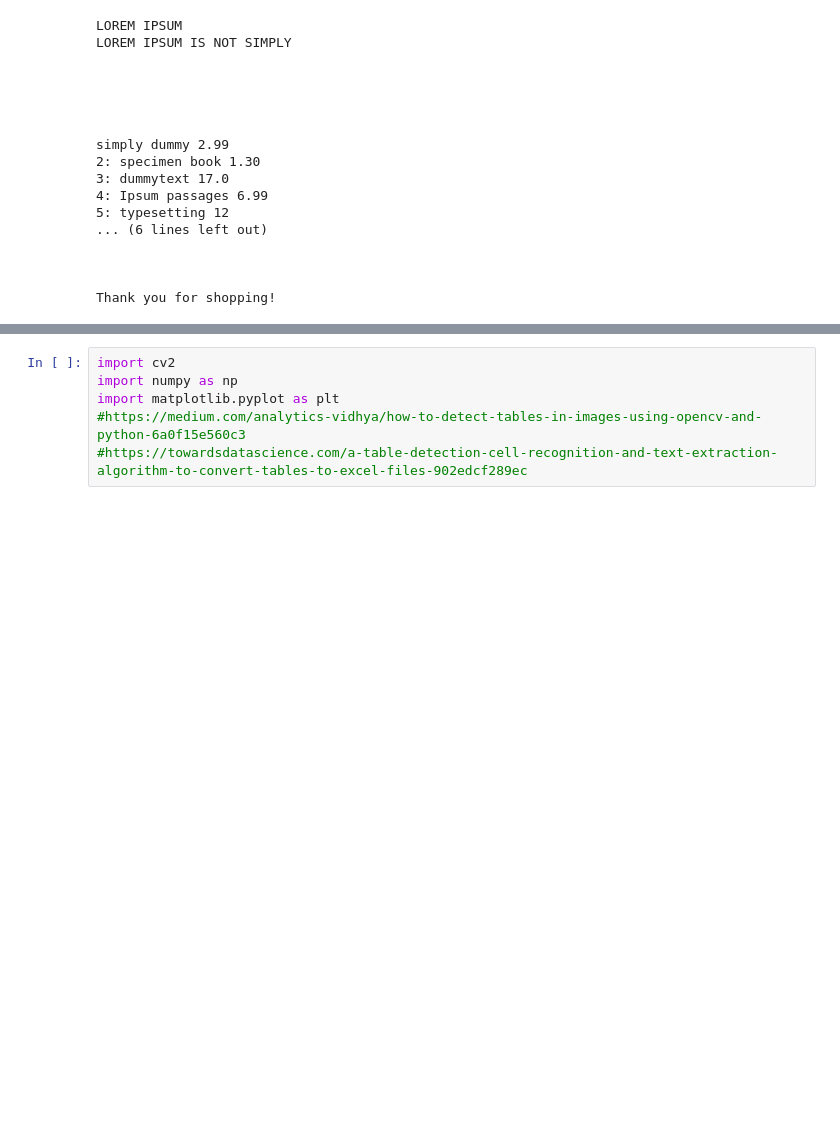
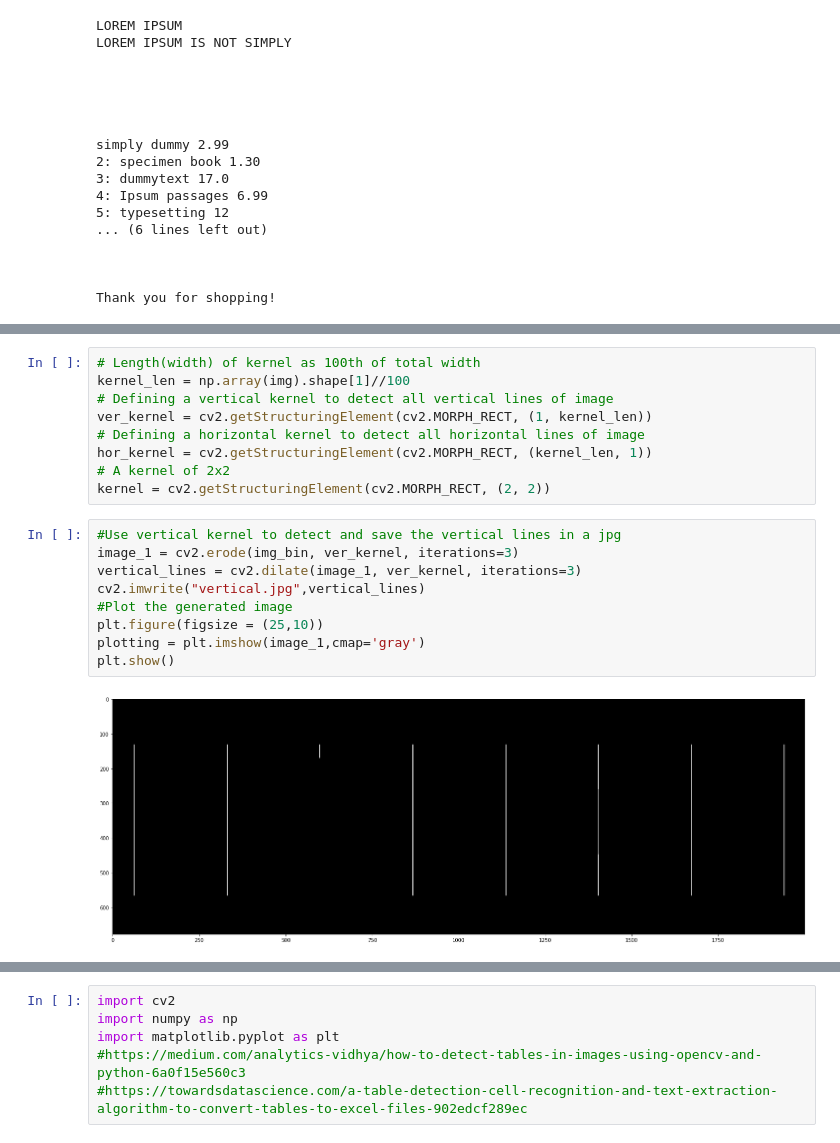
Before and after one commit to alex31425/BDA798, a Jupyter notebook: BDA798.ipynb, the cells around one changed output, grey strips where cells are left out. Cells and saved outputs as stored; diff of their text form; blank space fills up the shorter version.

```diff
--- a/BDA798.ipynb
+++ b/BDA798.ipynb
@@ -36,0 +50,20 @@ Thank you for shopping!
+# %%
+# Length(width) of kernel as 100th of total width
+kernel_len = np.array(img).shape[1]//100
+# Defining a vertical kernel to detect all vertical lines of image
+ver_kernel = cv2.getStructuringElement(cv2.MORPH_RECT, (1, kernel_len))
+# Defining a horizontal kernel to detect all horizontal lines of image
+hor_kernel = cv2.getStructuringElement(cv2.MORPH_RECT, (kernel_len, 1))
+# A kernel of 2x2
+kernel = cv2.getStructuringElement(cv2.MORPH_RECT, (2, 2))
+# %%
+#Use vertical kernel to detect and save the vertical lines in a jpg
+image_1 = cv2.erode(img_bin, ver_kernel, iterations=3)
+vertical_lines = cv2.dilate(image_1, ver_kernel, iterations=3)
+cv2.imwrite("vertical.jpg",vertical_lines)
+#Plot the generated image
+plt.figure(figsize = (25,10))
+plotting = plt.imshow(image_1,cmap='gray')
+plt.show()
+# %% [output]
+[figure, added]
```
Also changed, not shown: parts of 20 cells of this notebook.
